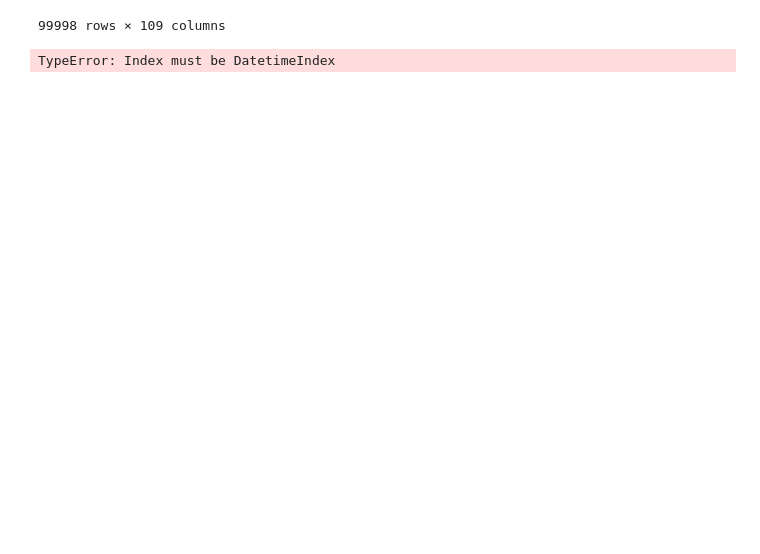
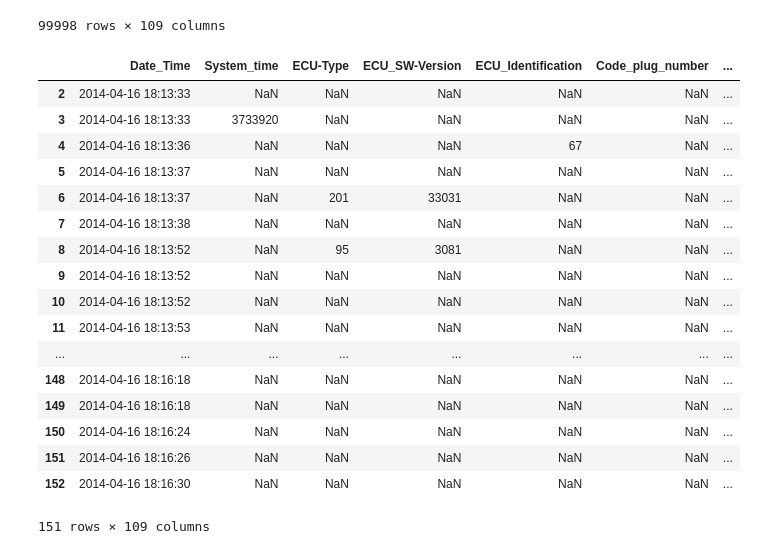
Before and after one commit to davidhallac/SeqDecisionTree, a Jupyter notebook: ParseBoschData.ipynb, the cells around one changed output. Cells and saved outputs as stored; diff of their text form; code cells hidden in the pictures; blank space fills up the shorter version.

Commit message:
Subset of columns

```diff
--- a/ParseBoschData.ipynb
+++ b/ParseBoschData.ipynb
@@ -98,6 +101,23 @@ dfSmall
 | 99998 | 2014-04-23 00:05:53 | NaN | NaN | NaN | NaN | NaN | ... |
 99998 rows × 109 columns
 # %%
-dfSmall.between_time('2014-04-16 18:13:33', '2014-04-16 18:13:55')
+dfSmall[(dfSmall['Date_Time'] > '2014-04-16 18:13:32') & (dfSmall['Date_Time'] < '2014-04-16 18:16:32')]
 # %% [output]
+|  | Date_Time | System_time | ECU-Type | ECU_SW-Version | ECU_Identification | Code_plug_number | ... |
+| 2 | 2014-04-16 18:13:33 | NaN | NaN | NaN | NaN | NaN | ... |
+| 3 | 2014-04-16 18:13:33 | 3733920 | NaN | NaN | NaN | NaN | ... |
+| 4 | 2014-04-16 18:13:36 | NaN | NaN | NaN | 67 | NaN | ... |
+| 5 | 2014-04-16 18:13:37 | NaN | NaN | NaN | NaN | NaN | ... |
+| 6 | 2014-04-16 18:13:37 | NaN | 201 | 33031 | NaN | NaN | ... |
+| 7 | 2014-04-16 18:13:38 | NaN | NaN | NaN | NaN | NaN | ... |
+| 8 | 2014-04-16 18:13:52 | NaN | 95 | 3081 | NaN | NaN | ... |
+| 9 | 2014-04-16 18:13:52 | NaN | NaN | NaN | NaN | NaN | ... |
+| 10 | 2014-04-16 18:13:52 | NaN | NaN | NaN | NaN | NaN | ... |
+| 11 | 2014-04-16 18:13:53 | NaN | NaN | NaN | NaN | NaN | ... |
+| ... | ... | ... | ... | ... | ... | ... | ... |
+| 148 | 2014-04-16 18:16:18 | NaN | NaN | NaN | NaN | NaN | ... |
+| 149 | 2014-04-16 18:16:18 | NaN | NaN | NaN | NaN | NaN | ... |
+| 150 | 2014-04-16 18:16:24 | NaN | NaN | NaN | NaN | NaN | ... |
+| 151 | 2014-04-16 18:16:26 | NaN | NaN | NaN | NaN | NaN | ... |
+| 152 | 2014-04-16 18:16:30 | NaN | NaN | NaN | NaN | NaN | ... |
-TypeError: Index must be DatetimeIndex
+151 rows × 109 columns
```
Also changed, not shown: parts of 2 cells of this notebook.
